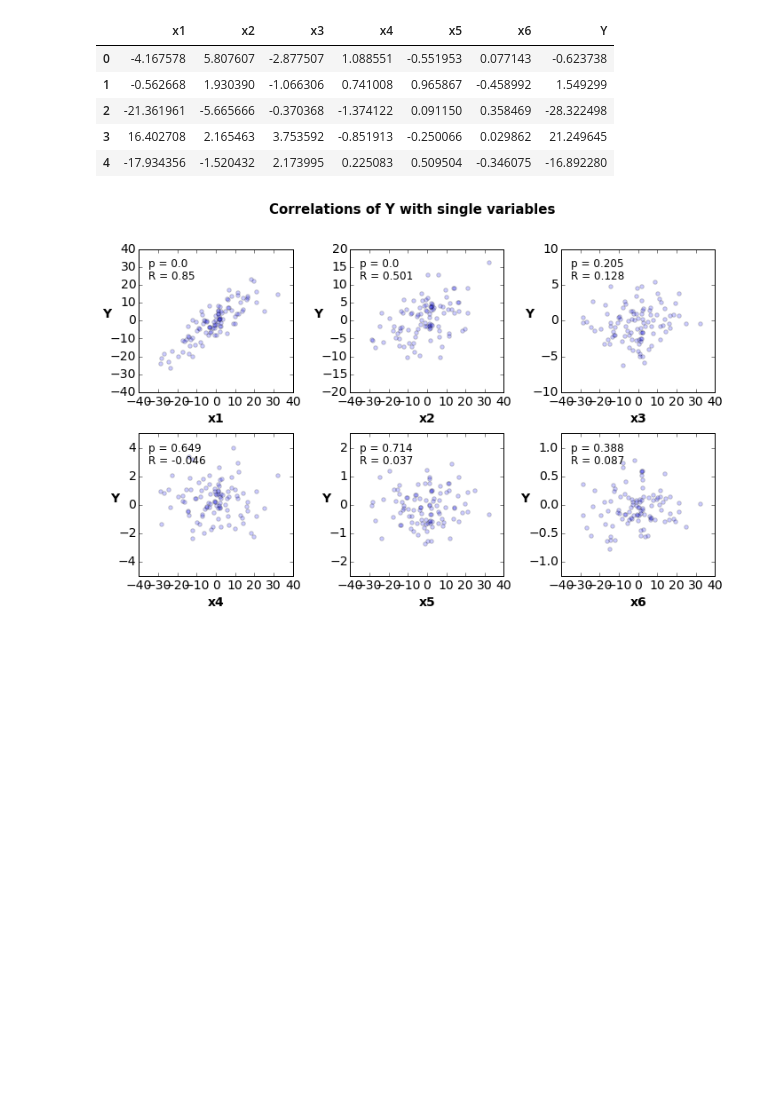
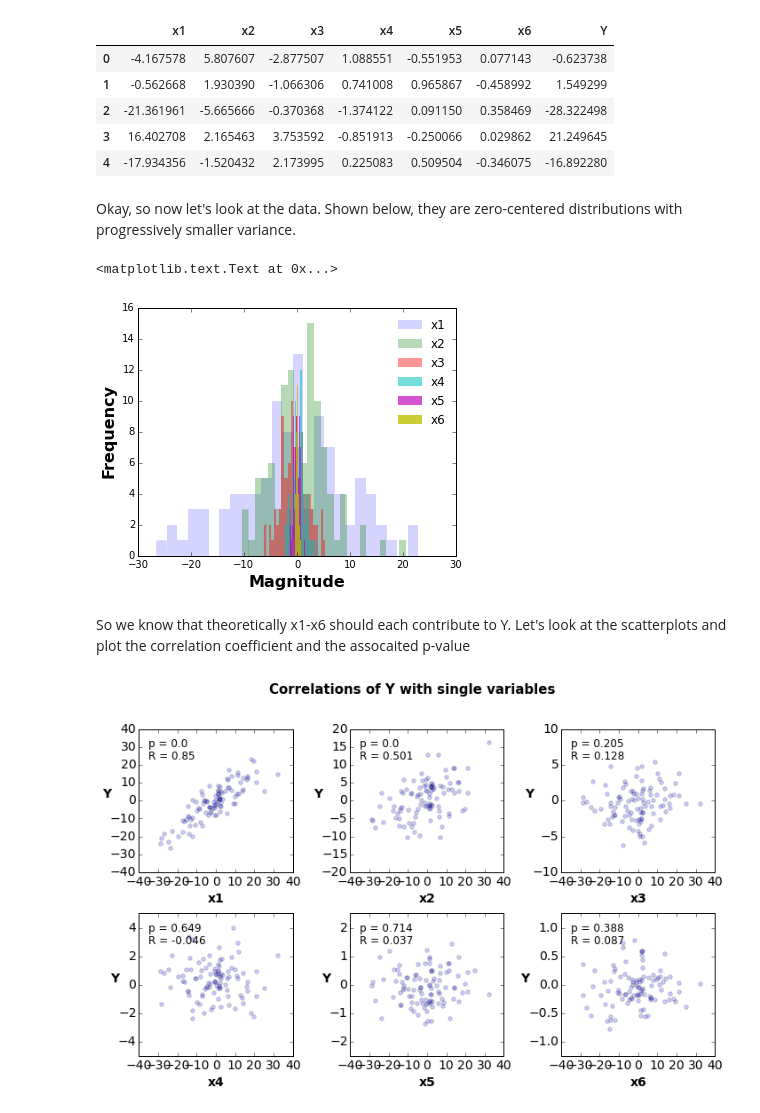
Before and after one commit to frickp/dataSandbox, a Jupyter notebook: multipleRegression.ipynb, the cells around one changed output. Saved outputs shown, nothing was run; the diff lists cells and outputs as text; code cells hidden in the pictures; blank space fills up the shorter version.

```diff
--- a/multipleRegression.ipynb
+++ b/multipleRegression.ipynb
@@ -48 +48,27 @@ df.head()
+# %% [markdown]
+Okay, so now let's look at the data. Shown below, they are zero-centered distributions with progressively smaller variance.
+# %%
+#I should plot overlayed histograms with different alpha values
+xList = ['x'+str(i+1) for i in range(6)]
+fig = plt.figure(figsize=(5,4), dpi=1600)
+ax = fig.add_subplot(111)
+
+rollAlpha=float(1)/6
+for i in xList:
+    plt.hist(df[i],rwidth=1,alpha=rollAlpha,linewidth=0,bins=25,label=i)
+    rollAlpha = rollAlpha+float(1)/8
+
+#fig.legend(xList,col='blue',loc='upper right')
+fig.tight_layout()
+#fig.legend
+plt.legend(loc='upper right',framealpha=0)
+ax.set_xlabel('Magnitude',fontsize=16,fontweight='bold')
+ax.set_ylabel('Frequency',fontsize=16,fontweight='bold')
+
+#Next plot the legend in the upper right and make the plot pretty
+# %% [output]
+<matplotlib.text.Text at 0x...>
+[figure, added]
+# %% [markdown]
+So we know that theoretically x1-x6 should each contribute to Y. Let's look at the scatterplots and plot the correlation coefficient and the assocaited p-value
 # %%
```
Also changed, not shown: parts of 19 cells of this notebook, 2 other files.
